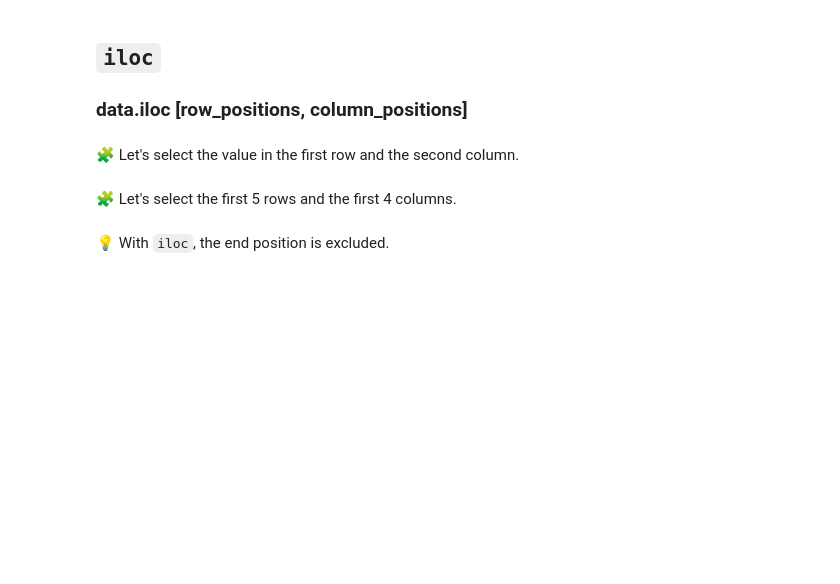
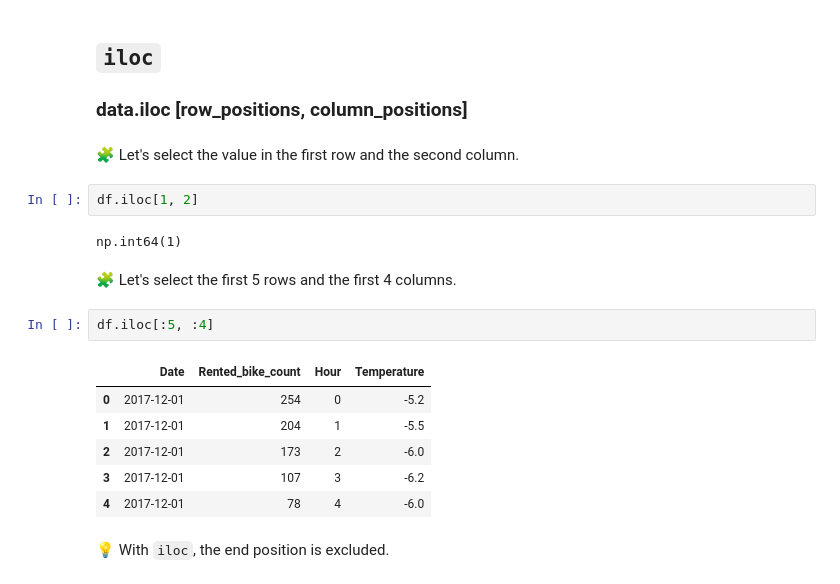
Before and after one commit to kassdiana/zsu, a Jupyter notebook: 01/fml_01_overview.ipynb, the cells around one changed output. Cells and saved outputs as stored; diff of their text form; blank space fills up the shorter version.

```diff
--- a/01/fml_01_overview.ipynb
+++ b/01/fml_01_overview.ipynb
@@ -390,8 +431,21 @@ iloc ищет по позициям (как индексы в массивах C
 ### data.iloc [row_positions, column_positions]
 # %% [markdown]
 🧩 Let's select the value in the first row and the second column.
+# %%
+df.iloc[1, 2]
+# %% [output]
+np.int64(1)
 # %% [markdown]
 🧩 Let's select the first 5 rows and the first 4 columns.
+# %%
+df.iloc[:5, :4]
+# %% [output]
+|  | Date | Rented_bike_count | Hour | Temperature |
+| 0 | 2017-12-01 | 254 | 0 | -5.2 |
+| 1 | 2017-12-01 | 204 | 1 | -5.5 |
+| 2 | 2017-12-01 | 173 | 2 | -6.0 |
+| 3 | 2017-12-01 | 107 | 3 | -6.2 |
+| 4 | 2017-12-01 | 78 | 4 | -6.0 |
 # %% [markdown]
 💡 With <code>iloc</code>, the end position is excluded.
 # %% [markdown]
```
Also changed, not shown: parts of 30 cells of this notebook.
